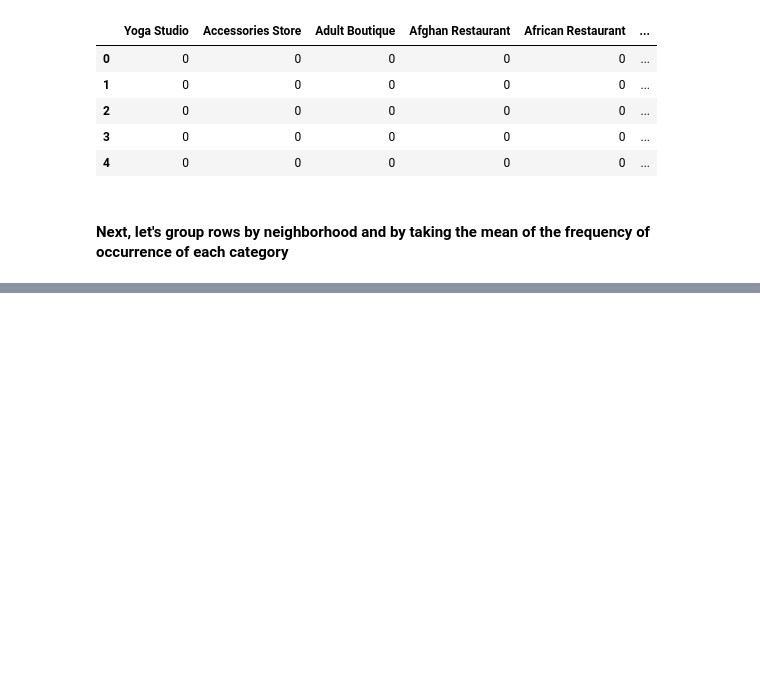
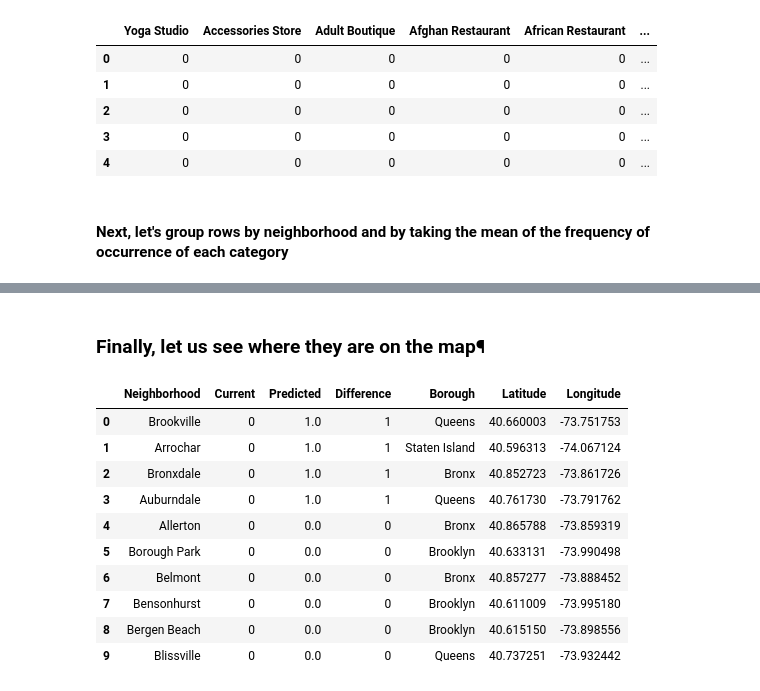
Before and after one commit to Chetas001/Final-Project, a Jupyter notebook: Welcome to Project.ipynb, the cells around one changed output, grey strips where cells are left out. Saved outputs shown, nothing was run; the diff lists cells and outputs as text; code cells hidden in the pictures; blank space fills up the shorter version.

```diff
--- a/Welcome to Project.ipynb
+++ b/Welcome to Project.ipynb
@@ -591,0 +711,17 @@ columbus_grouped.head()
+# %% [markdown]
+### Finally, let us see where they are on the map¶
+# %%
+newyork_plot=newyork_data.iloc[:10,:].merge(neighborhoods,how='left',on='Neighborhood')
+newyork_plot
+# %% [output]
+|  | Neighborhood | Current | Predicted | Difference | Borough | Latitude | Longitude |
+| 0 | Brookville | 0 | 1.0 | 1 | Queens | 40.660003 | -73.751753 |
+| 1 | Arrochar | 0 | 1.0 | 1 | Staten Island | 40.596313 | -74.067124 |
+| 2 | Bronxdale | 0 | 1.0 | 1 | Bronx | 40.852723 | -73.861726 |
+| 3 | Auburndale | 0 | 1.0 | 1 | Queens | 40.761730 | -73.791762 |
+| 4 | Allerton | 0 | 0.0 | 0 | Bronx | 40.865788 | -73.859319 |
+| 5 | Borough Park | 0 | 0.0 | 0 | Brooklyn | 40.633131 | -73.990498 |
+| 6 | Belmont | 0 | 0.0 | 0 | Bronx | 40.857277 | -73.888452 |
+| 7 | Bensonhurst | 0 | 0.0 | 0 | Brooklyn | 40.611009 | -73.995180 |
+| 8 | Bergen Beach | 0 | 0.0 | 0 | Brooklyn | 40.615150 | -73.898556 |
+| 9 | Blissville | 0 | 0.0 | 0 | Queens | 40.737251 | -73.932442 |
```
Also changed, not shown: parts of 20 cells of this notebook.
